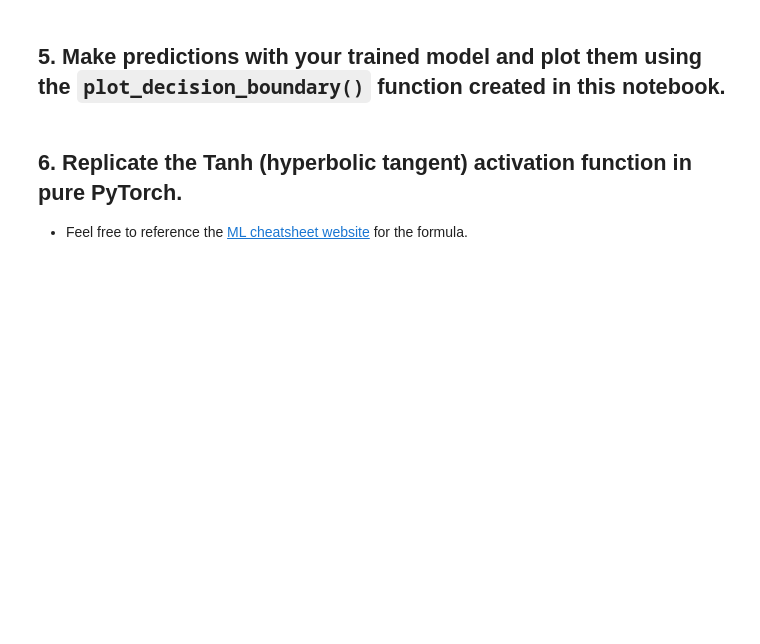
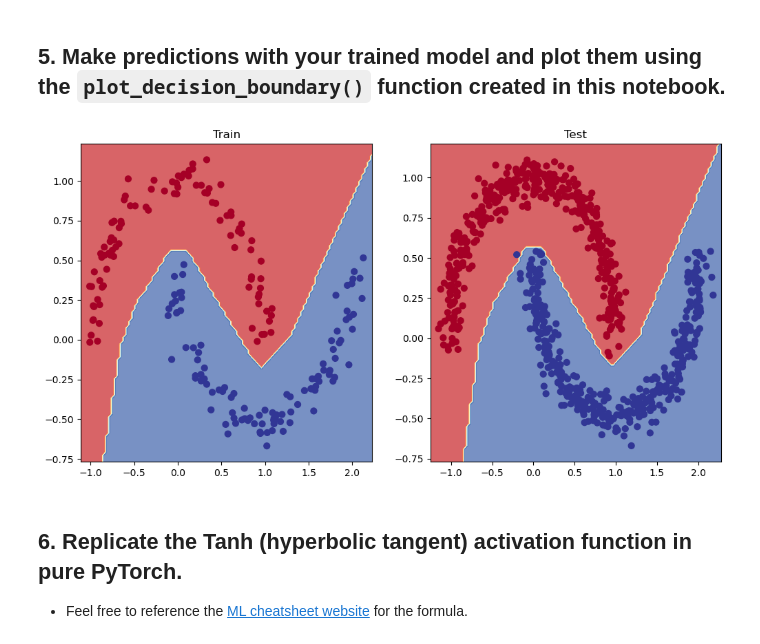
Before and after one commit to MuratcanLaloglu/pytorch, a Jupyter notebook: 02_pytorch_classification_exercises.ipynb, the cells around one changed output. Cells and saved outputs as stored; diff of their text form; code cells hidden in the pictures; blank space fills up the shorter version.

```diff
--- a/02_pytorch_classification_exercises.ipynb
+++ b/02_pytorch_classification_exercises.ipynb
@@ -184,8 +190,8 @@ Pred labels:
 # %%
 # Let's calculuate the accuracy using accuracy from TorchMetrics
-!pip -q install torchmetrics # Colab doesn't come with torchmetrics
+#%pip -q install torchmetrics # Colab doesn't come with torchmetrics
 from torchmetrics import Accuracy
 
 ## TODO: Uncomment this code to use the Accuracy function
-# acc_fn = Accuracy(task="multiclass", num_classes=2).to(device) # send accuracy function to device
-# acc_fn
+acc_fn = Accuracy(task="multiclass", num_classes=2).to(device) # send accuracy function to device
+acc_fn
@@ -192,16 +200,37 @@ from torchmetrics import Accuracy
 # %%
 ## TODO: Uncomment this to set the seed
-# torch.manual_seed(RANDOM_SEED)
+torch.manual_seed(RANDOM_SEED)
 
 # Setup epochs
-
+epochs = 1000
 
 # Send data to the device
-
+X_train, X_test, y_train, y_test = X_train.to(device), X_test.to(device), y_train.to(device), y_test.to(device)
 
 # Loop through the data
 # for epoch in range(epochs):
 ### Training
+for epoch in range(epochs):
+    model_0.train()
+    y_logits = model_0(X_train).squeeze()
+    y_pred_probs = torch.sigmoid(y_logits)
+    y_pred = torch.round(y_pred_probs)
+    loss = loss_ln(y_logits, y_train)
+    acc = acc_fn(y_pred, y_train.int())
+
+    optimizer.zero_grad()
+    loss.backward()
+    optimizer.step()
+
+    model_0.eval()
+    with torch.inference_mode():
+        test_logits = model_0(X_test).squeeze()
+        test_pred = torch.round(torch.sigmoid(test_logits))
+        test_loss = loss_ln(test_logits, y_test)
+        test_acc = acc_fn(test_pred, y_test.int())
+
+    if epoch % 100 == 0:
+        print(f"Epoch: {epoch} | Loss: {loss:.2f} Acc: {acc:.2f} | Test loss: {test_loss:.2f} Test acc: {test_acc:.2f}")
 
 
 # 1. Forward pass (logits output)
@@ -283,3 +321,15 @@ def plot_decision_boundary(model, X, y):
+# %%
+# Plot decision boundaries for training and test sets
+# Plot decision boundaries for training and test sets
+plt.figure(figsize=(12, 6))
+plt.subplot(1, 2, 1)
+plt.title("Train")
+plot_decision_boundary(model_0, X_train, y_train)
+plt.subplot(1, 2, 2)
+plt.title("Test")
+plot_decision_boundary(model_0, X_test, y_test)
+# %% [output]
+[figure, added]
 # %% [markdown]
 ## 6. Replicate the Tanh (hyperbolic tangent) activation function in pure PyTorch.
   * Feel free to reference the [ML cheatsheet website](https://ml-cheatsheet.readthedocs.io/en/latest/activation_functions.html#tanh) for the formula.
```
Also changed, not shown: parts of 20 cells of this notebook.
